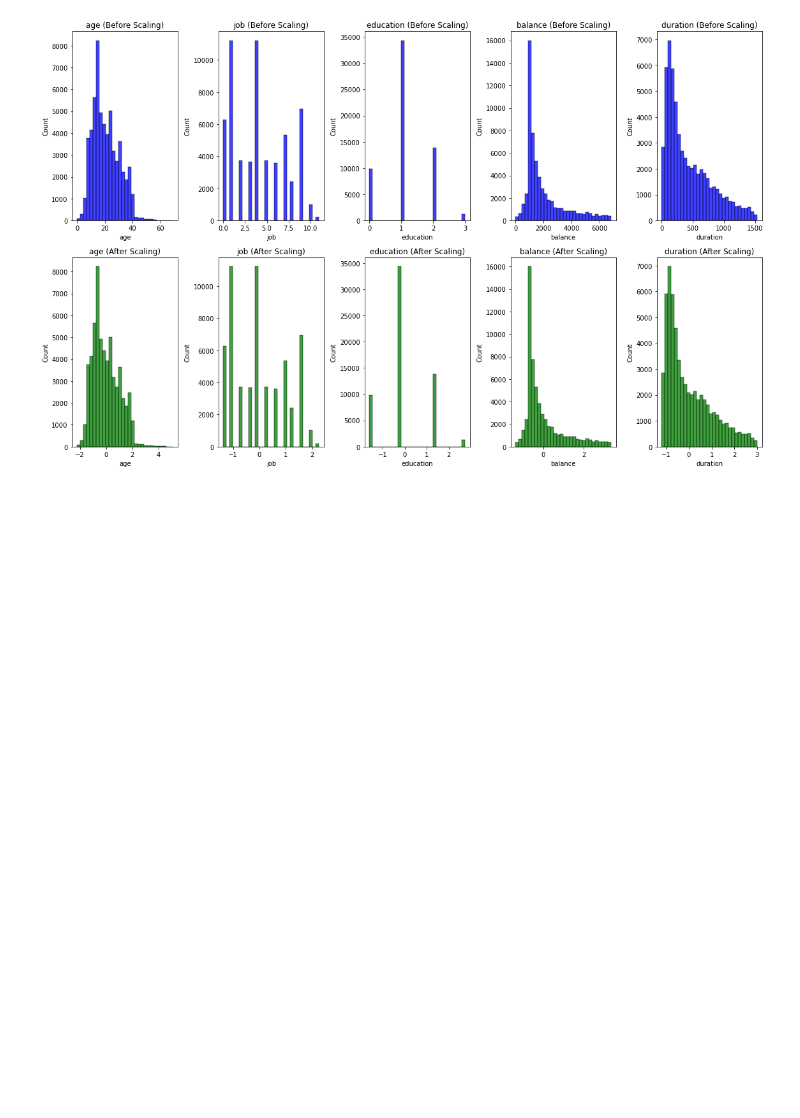
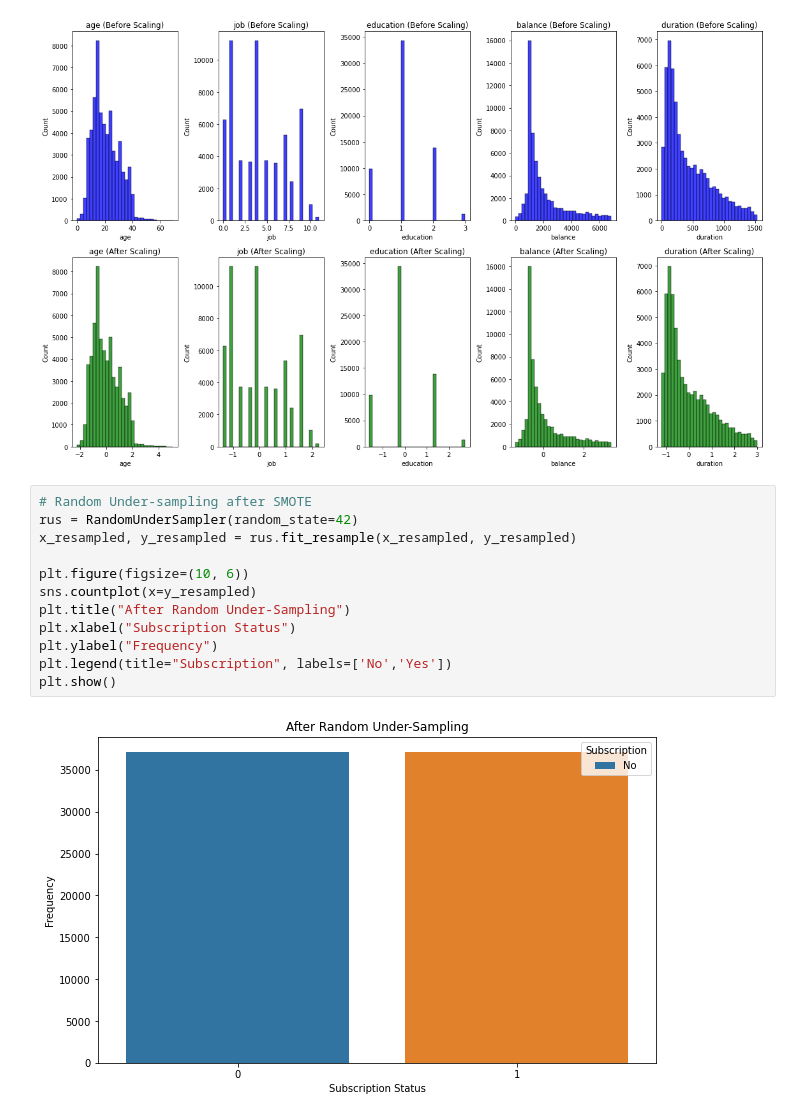
Before and after one commit to Ahmad95Alshehri/G9tGQ8aZCVXKtEhMTermDepositMarketing, a Jupyter notebook: Term-Deposit-Marketing.ipynb, the cells around one changed output. Drawn from its saved outputs; the diff is of its cells as text; blank space fills up the shorter version.

```diff
--- a/Term-Deposit-Marketing.ipynb
+++ b/Term-Deposit-Marketing.ipynb
@@ -131,3 +136,17 @@ plt.tight_layout()
 plt.show()
 # %% [output]
 [figure]
+# %%
+# Random Under-sampling after SMOTE
+rus = RandomUnderSampler(random_state=42)
+x_resampled, y_resampled = rus.fit_resample(x_resampled, y_resampled)
+
+plt.figure(figsize=(10, 6))
+sns.countplot(x=y_resampled)
+plt.title("After Random Under-Sampling")
+plt.xlabel("Subscription Status")
+plt.ylabel("Frequency")
+plt.legend(title="Subscription", labels=['No','Yes'])
+plt.show()
+# %% [output]
+[figure, added]
```
Also changed, not shown: parts of 4 cells of this notebook.
